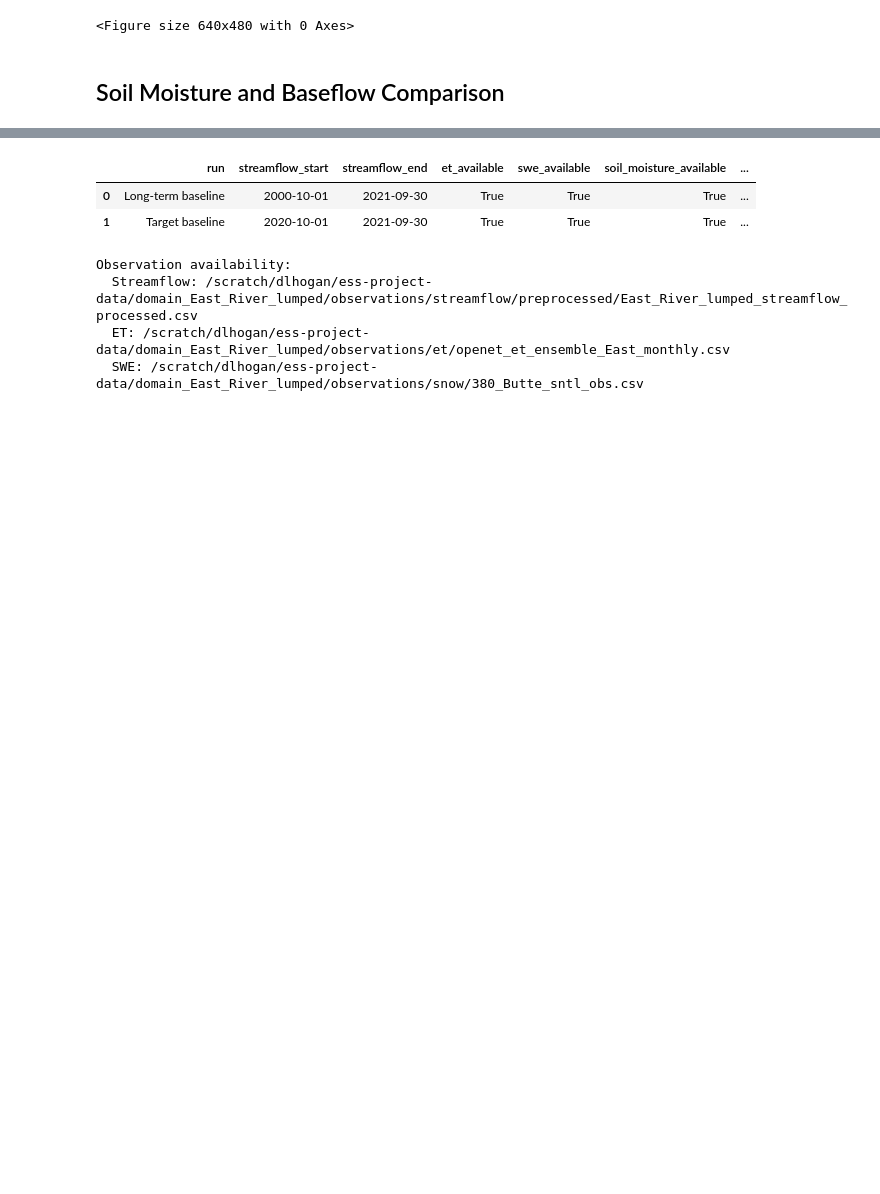
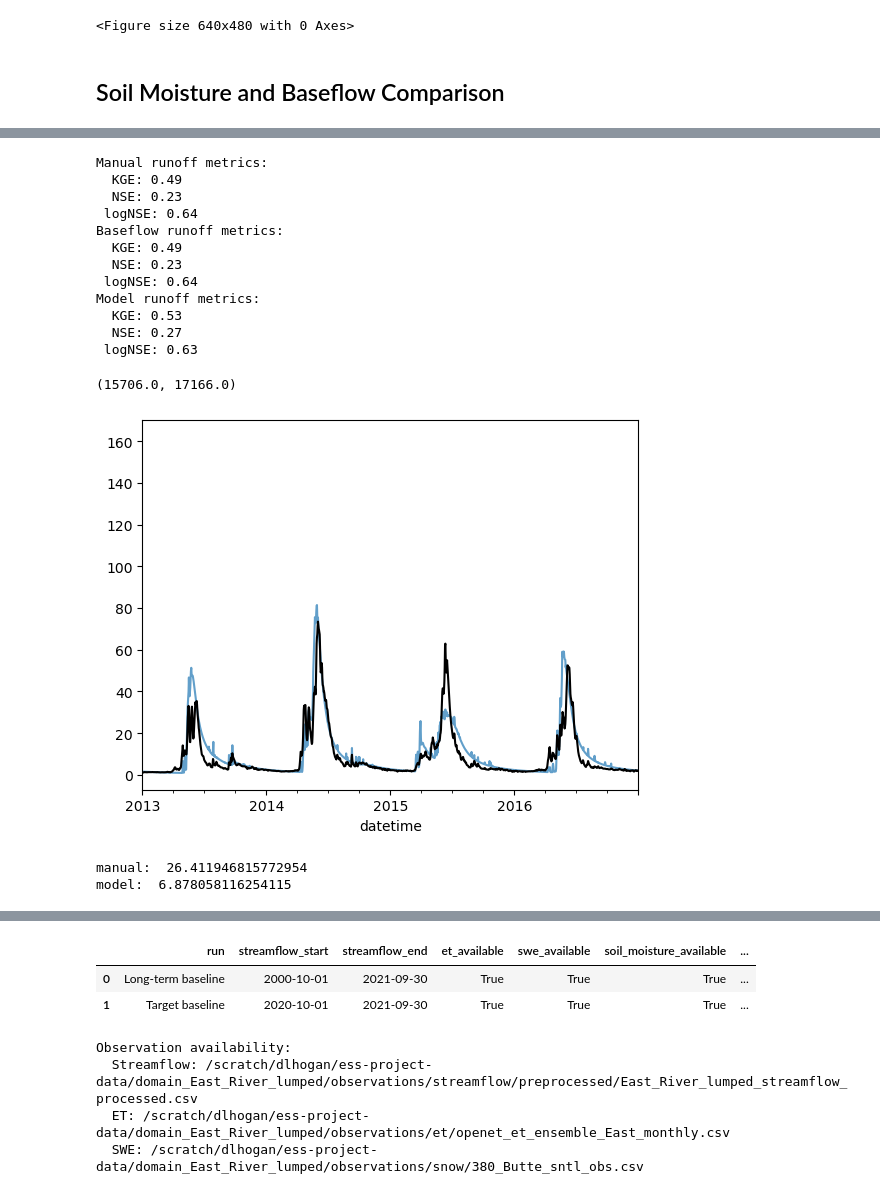
Before and after one commit to dlhogan97/CONFLUENCE-uwmtnhydro, a Jupyter notebook: ess-project/notebooks/Baseline_Run_Evaluation.ipynb, the cells around one changed output, grey strips where cells are left out. Drawn from its saved outputs; the diff is of its cells as text; code cells hidden in the pictures; blank space fills up the shorter version.

```diff
--- a/ess-project/notebooks/Baseline_Run_Evaluation.ipynb
+++ b/ess-project/notebooks/Baseline_Run_Evaluation.ipynb
@@ -1338,3 +1349,50 @@ ax2.legend(loc='upper right')
+# %%
+manual_runoff  = ((4.5e-7* ((aquifer_storage)/0.6)**3. *basin_area_m2).resample('D').mean() + surface_runoff.resample('D').mean())
+baseflow_runoff = ((baseflow).resample('D').mean()) + surface_runoff.resample('D').mean()
+manual_metrics = compute_streamflow_metrics(obs_streamflow.loc['2003-10-01':'2020-09-30'], manual_runoff.loc['2003-10-01':'2020-09-30'])
+baseflow_metrics = compute_streamflow_metrics(obs_streamflow.loc['2003-10-01':'2020-09-30'], baseflow_runoff.loc['2003-10-01':'2020-09-30'])
+model_metrics = compute_streamflow_metrics(obs_streamflow.loc['2003-10-01':'2020-09-30'], total_runoff.loc['2003-10-01':'2020-09-30'])
+print('Manual runoff metrics:')
+print(f'  KGE: {manual_metrics["kge"]:.2f}')
+print(f'  NSE: {manual_metrics["nse"]:.2f}')
+print(f' logNSE: {manual_metrics["log_nse"]:.2f}')
+print('Baseflow runoff metrics:')
+print(f'  KGE: {baseflow_metrics["kge"]:.2f}')
+print(f'  NSE: {baseflow_metrics["nse"]:.2f}')
+print(f' logNSE: {baseflow_metrics["log_nse"]:.2f}')
+print('Model runoff metrics:')
+print(f'  KGE: {model_metrics["kge"]:.2f}')
+print(f'  NSE: {model_metrics["nse"]:.2f}')
+print(f' logNSE: {model_metrics["log_nse"]:.2f}')
+manual_runoff.plot( label='Manual runoff', alpha=0.7)
+# total_runoff.plot( label='Model total runoff', alpha=0.7)
+obs_streamflow.loc['2003-10-01':'2020-09-30'].plot( label='Observed streamflow', color='black', linewidth=1.5)
+
+plt.xlim('2013-01-01', '2016-12-31')
+# %% [output]
+Manual runoff metrics:
+  KGE: 0.49
+  NSE: 0.23
+ logNSE: 0.64
+Baseflow runoff metrics:
+  KGE: 0.49
+  NSE: 0.23
+ logNSE: 0.64
+Model runoff metrics:
+  KGE: 0.53
+  NSE: 0.27
+ logNSE: 0.63
+(15706.0, 17166.0)
+[figure, added]
+# %%
+S_start = aquifer_storage.shift(1).iloc[10000]
+manual = 1.5e-6 * (S_start/1.21)**3.35 * basin_area_m2
+
+print("manual: ", manual)
+print("model: ", baseflow.iloc[10000])
+# %% [output]
+manual:  26.411946815772954
+model:  6.878058116254115
 # %%
 # Soil moisture annual-cycle overlays by water year (Oct 1 -> Sep 30).
 available_soil_runs = [
```
Also changed, not shown: parts of 11 cells of this notebook, 9 other files.
